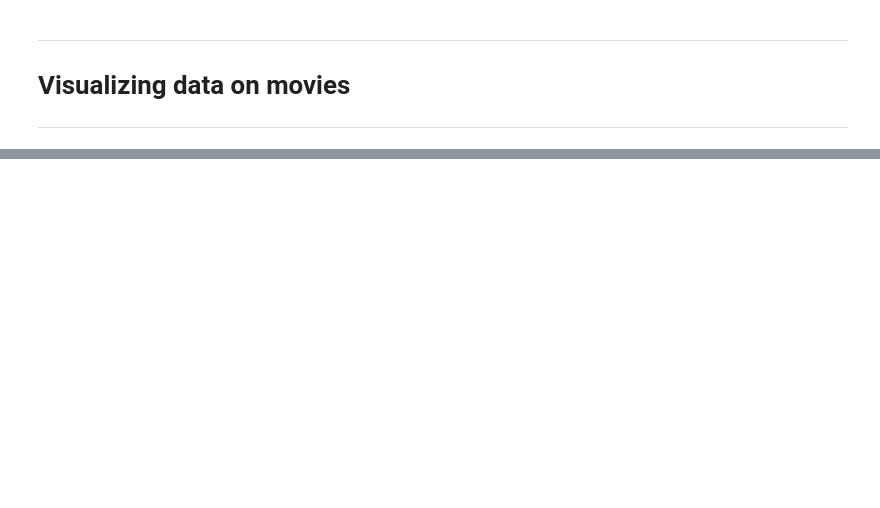
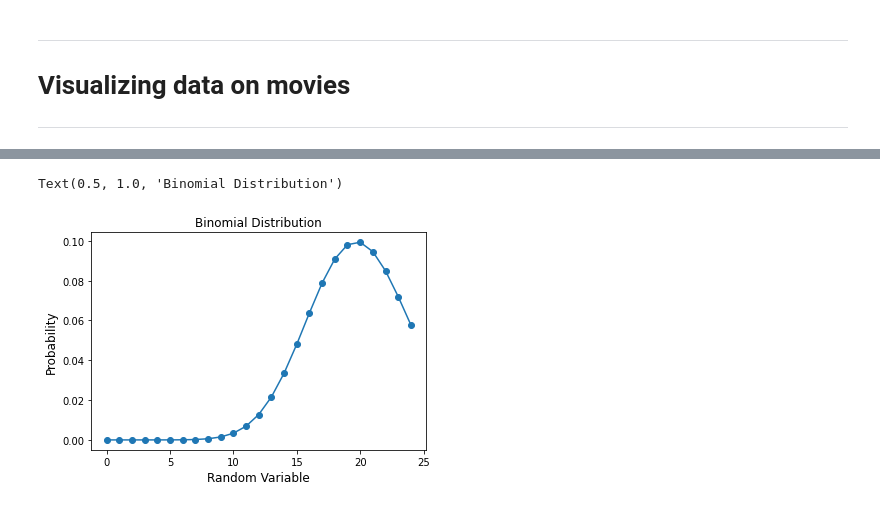
Before and after one commit to ajay152603/Phthon-for-DS, a Jupyter notebook: 4. Module 1: Data Science - Understaning visulization in detail.ipynb, the cells around one changed output, grey strips where cells are left out. Drawn from its saved outputs; the diff is of its cells as text; code cells hidden in the pictures; blank space fills up the shorter version.

```diff
--- a/4. Module 1: Data Science - Understaning visulization in detail.ipynb
+++ b/4. Module 1: Data Science - Understaning visulization in detail.ipynb
@@ -311,0 +255,15 @@ chart.set_xticklabels(
+# %%
+# Binomial Distribution
+#probability mass Function:: In probability and statistics, a probability mass function (PMF) is a function that gives the probability that a discrete random variable is exactly equal to some value.
+
+x =np.arange(0,25)
+prob =0.2
+p = 100   # shape parameter
+bi_nom = stats.binom.pmf(x,p,prob)
+plt.plot(x, bi_nom, '-o')
+plt.xlabel('Random Variable', fontsize=12)
+plt.ylabel('Probability', fontsize=12)
+plt.title("Binomial Distribution")
+# %% [output]
+Text(0.5, 1.0, 'Binomial Distribution')
+[figure, added]
```
Also changed, not shown: parts of 38 cells of this notebook.
